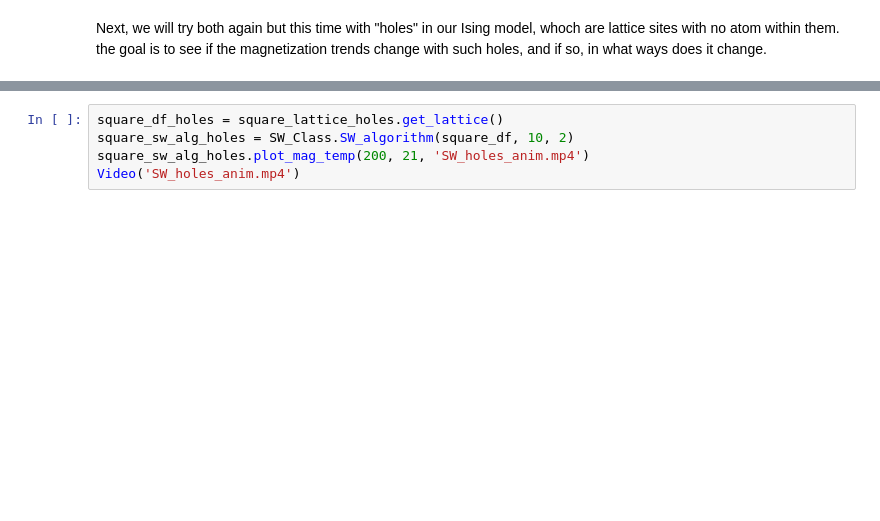
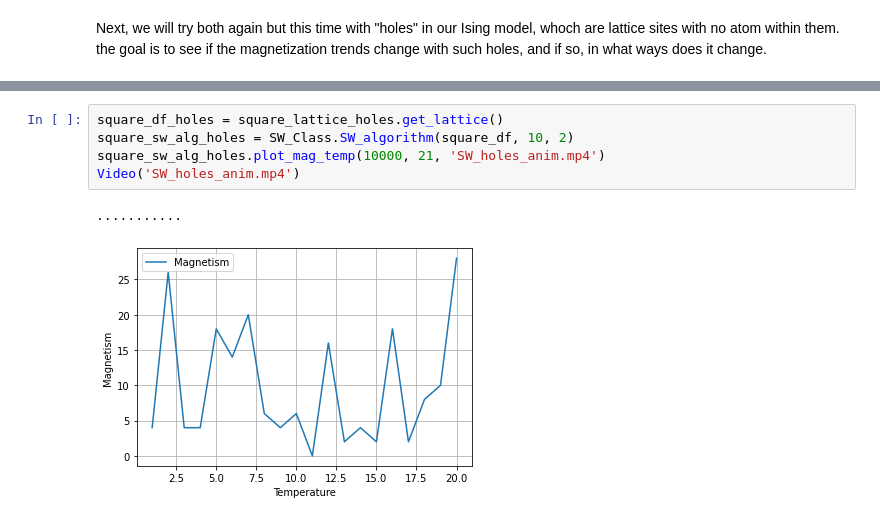
Before and after one commit to Steinburglar/Comp_physics_project3, a Jupyter notebook: modules/final_run.ipynb, the cells around one changed output, grey strips where cells are left out. Saved outputs shown, nothing was run; the diff lists cells and outputs as text; blank space fills up the shorter version.

```diff
--- a/modules/final_run.ipynb
+++ b/modules/final_run.ipynb
@@ -51,5 +51,8 @@ Video('Metropolis_holes_anim.mp4')
 # %%
 square_df_holes = square_lattice_holes.get_lattice()
 square_sw_alg_holes = SW_Class.SW_algorithm(square_df, 10, 2)
-square_sw_alg_holes.plot_mag_temp(200, 21, 'SW_holes_anim.mp4')
+square_sw_alg_holes.plot_mag_temp(10000, 21, 'SW_holes_anim.mp4')
 Video('SW_holes_anim.mp4')
+# %% [output]
+...........
+[figure, added]
```
Also changed, not shown: parts of 5 cells of this notebook, 7 other files.
